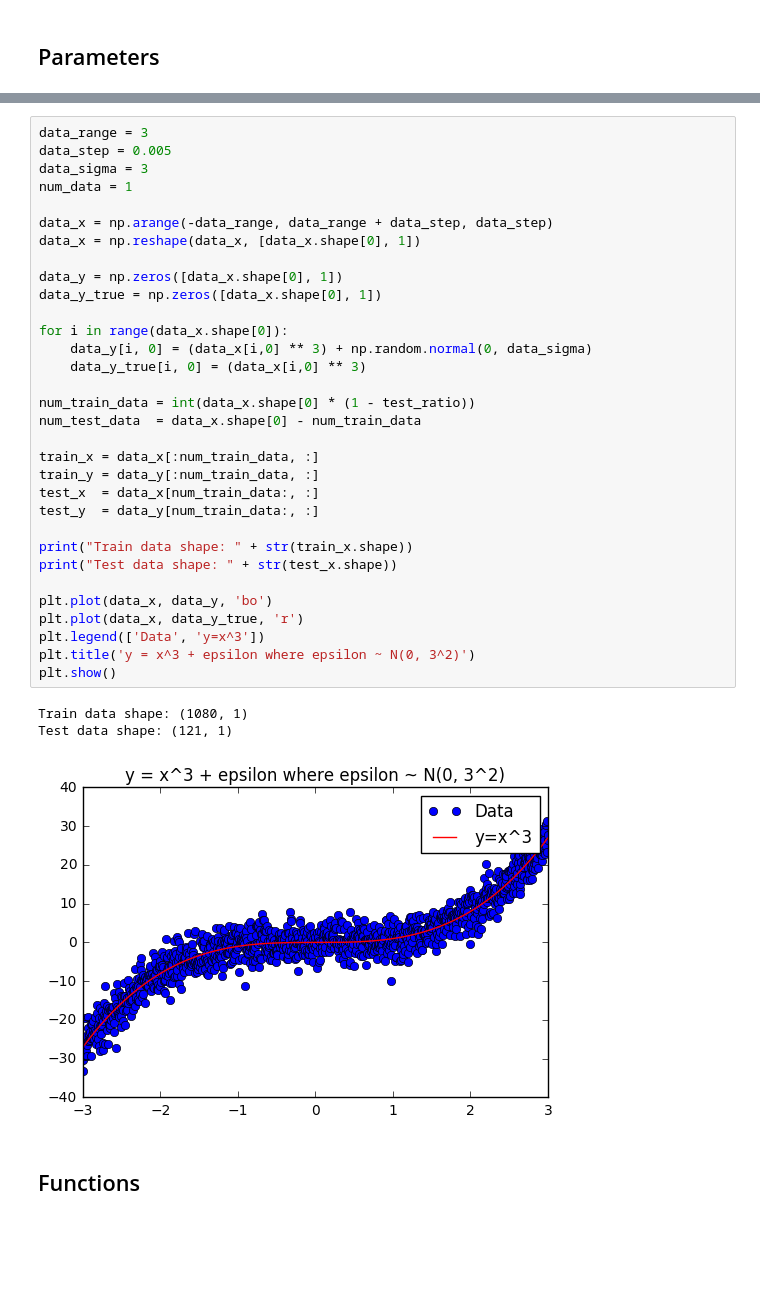
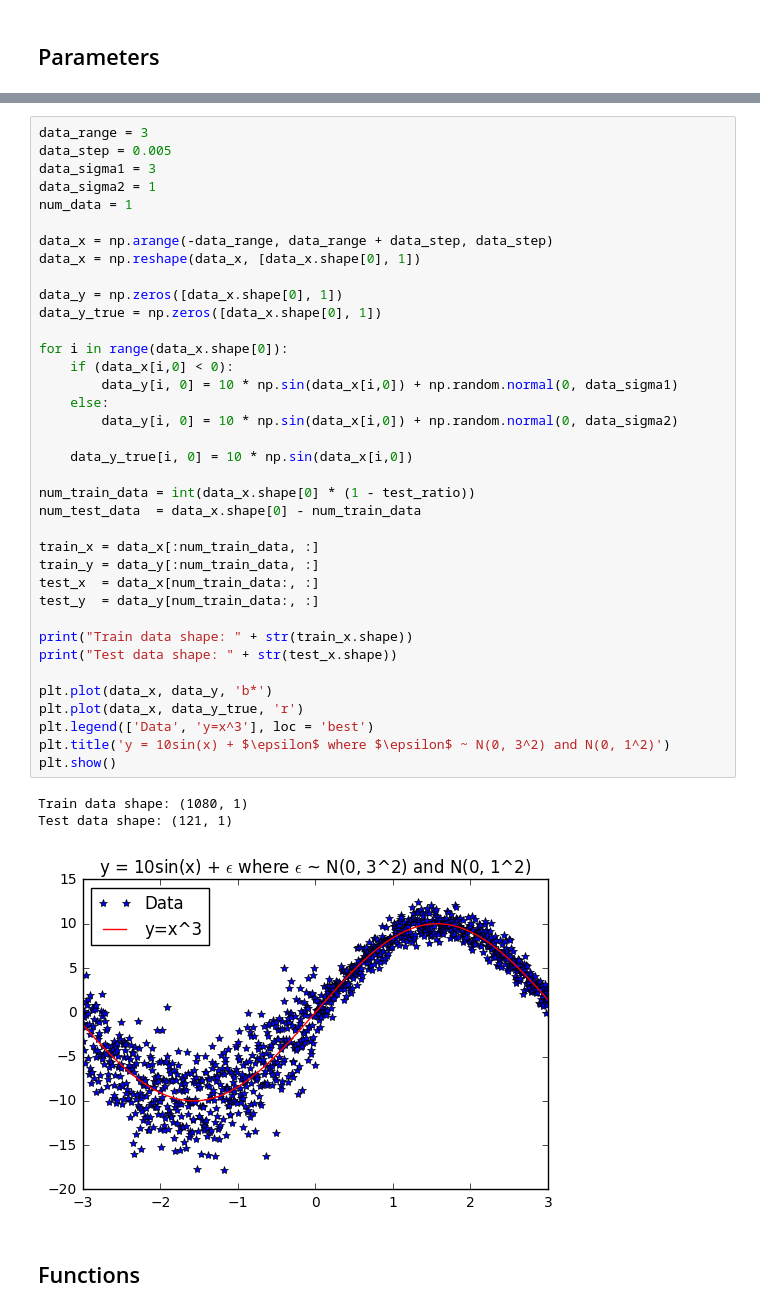
Before and after one commit to Kyushik/Predictive-Uncertainty-Estimation-using-Deep-Ensemble, a Jupyter notebook: Ensemble_Regression_ToyData.ipynb, the cells around one changed output, grey strips where cells are left out. Cells and saved outputs as stored; diff of their text form; blank space fills up the shorter version.

Commit message:
Finished regressing using toy data. Adversarial training has to be done

```diff
--- a/Ensemble_Regression_ToyData.ipynb
+++ b/Ensemble_Regression_ToyData.ipynb
@@ -36,39 +41,44 @@ dense_sig = [512, 1]
 # %%
 data_range = 3
 data_step = 0.005
-data_sigma = 3
+data_sigma1 = 3
+data_sigma2 = 1
 num_data = 1
 
 data_x = np.arange(-data_range, data_range + data_step, data_step)
 data_x = np.reshape(data_x, [data_x.shape[0], 1])
 
 data_y = np.zeros([data_x.shape[0], 1])
 data_y_true = np.zeros([data_x.shape[0], 1])
 
 for i in range(data_x.shape[0]):
-    data_y[i, 0] = (data_x[i,0] ** 3) + np.random.normal(0, data_sigma)
-    data_y_true[i, 0] = (data_x[i,0] ** 3)
+    if (data_x[i,0] < 0):
+        data_y[i, 0] = 10 * np.sin(data_x[i,0]) + np.random.normal(0, data_sigma1)
+    else:
+        data_y[i, 0] = 10 * np.sin(data_x[i,0]) + np.random.normal(0, data_sigma2)
+
+    data_y_true[i, 0] = 10 * np.sin(data_x[i,0])
 
 num_train_data = int(data_x.shape[0] * (1 - test_ratio))
 num_test_data  = data_x.shape[0] - num_train_data
 
 train_x = data_x[:num_train_data, :]
 train_y = data_y[:num_train_data, :]
 test_x  = data_x[num_train_data:, :]
 test_y  = data_y[num_train_data:, :]
 
 print("Train data shape: " + str(train_x.shape))
 print("Test data shape: " + str(test_x.shape))
 
-plt.plot(data_x, data_y, 'bo')
+plt.plot(data_x, data_y, 'b*')
 plt.plot(data_x, data_y_true, 'r')
-plt.legend(['Data', 'y=x^3'])
-plt.title('y = x^3 + epsilon where epsilon ~ N(0, 3^2)')
+plt.legend(['Data', 'y=x^3'], loc = 'best')
+plt.title('y = 10sin(x) + $\epsilon$ where $\epsilon$ ~ N(0, 3^2) and N(0, 1^2)')
 plt.show()
 # %% [output]
 Train data shape: (1080, 1)
 Test data shape: (121, 1)
-[figure, old version]
+[figure, new version]
 # %% [markdown]
 ## Functions
 # %%
```
Also changed, not shown: parts of 10 cells of this notebook, 5 other files.
